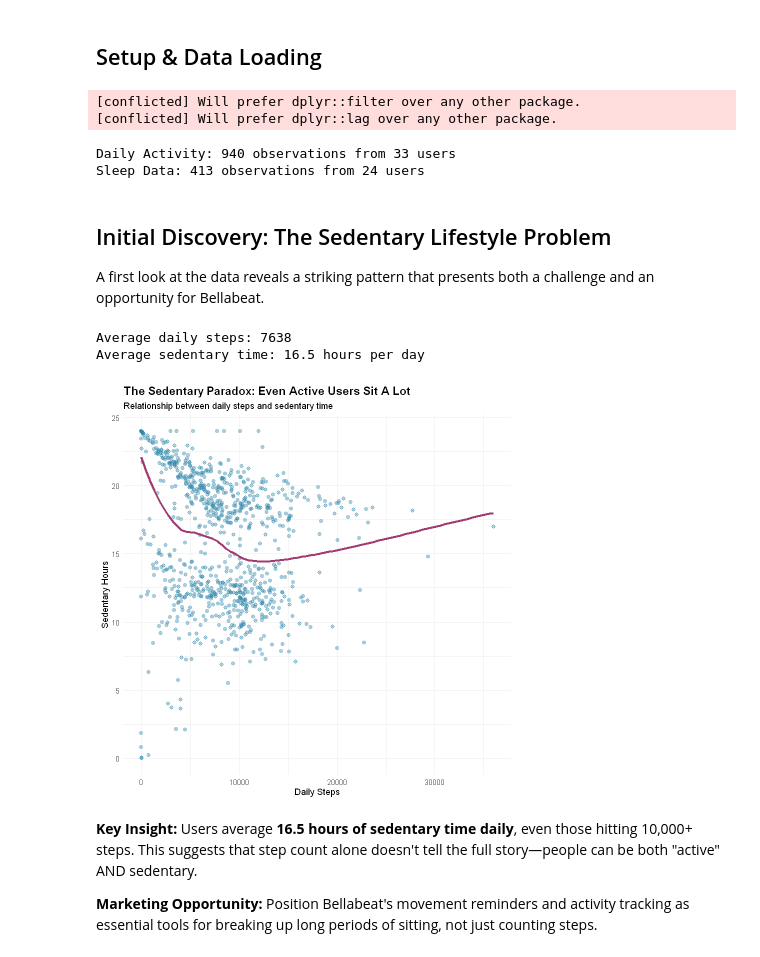
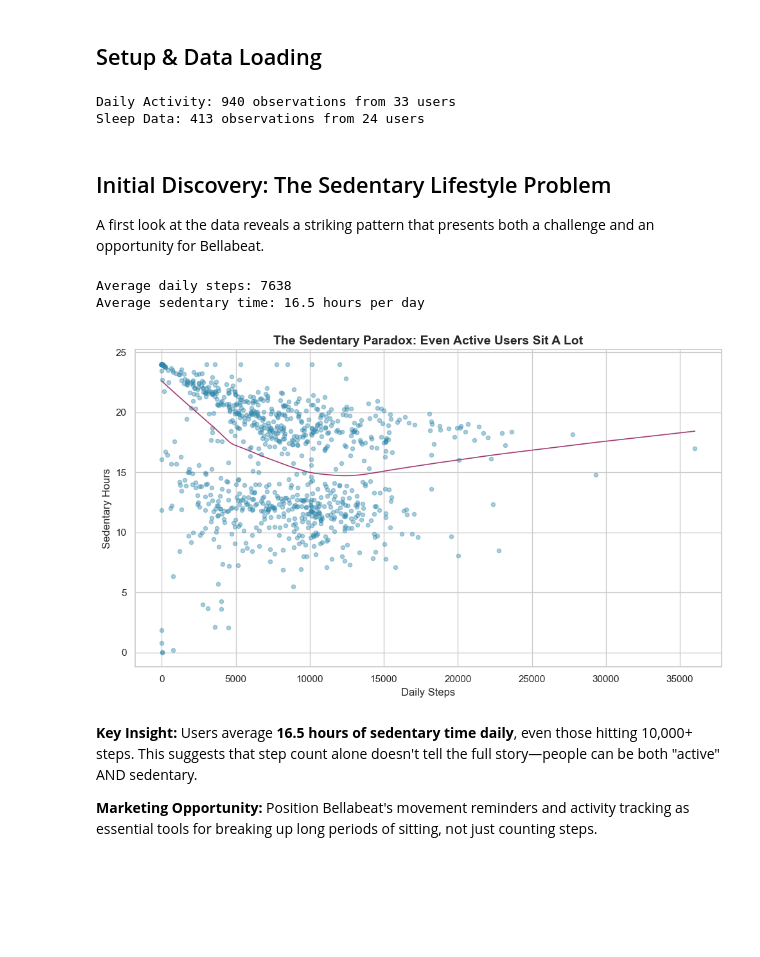
Before and after one commit to anudeepsuraneni/bellabeat, a Jupyter notebook: notebooks/bellabeat_wellness_analysis.ipynb, the cells around one changed output. Cells and saved outputs as stored; diff of their text form; code cells hidden in the pictures; blank space fills up the shorter version.

Commit message:
migrate data analysis project from R to Python

```diff
--- a/notebooks/bellabeat_wellness_analysis.ipynb
+++ b/notebooks/bellabeat_wellness_analysis.ipynb
@@ -22,63 +22,54 @@ Bellabeat, a high-tech wellness company focused on women's health, wants to expa
 # %% [markdown]
 ## Setup & Data Loading
 # %%
-# Install packages only if missing, then load libraries (quietly)
-pkg <- function(x) {
-    if (!requireNamespace(x, quietly = TRUE))
-        install.packages(x, repos = 'https://cloud.r-project.org')
-}
-pkg('tidyverse')
-pkg('lubridate')
-pkg('conflicted')
-library(conflicted)
-conflict_prefer('filter', 'dplyr')
-conflict_prefer('lag', 'dplyr')
-suppressPackageStartupMessages(library(tidyverse))
-suppressPackageStartupMessages(library(lubridate))
+import pandas as pd
+import matplotlib.pyplot as plt
+import seaborn as sns
+import warnings
+warnings.filterwarnings('ignore')
+
+# Set plot style
+sns.set_theme(style="whitegrid")
 
 # Load datasets
-daily_activity <- read.csv("../data/raw/fitabase_4.12.16-5.12.16/dailyActivity_merged.csv")
-sleep_day <- read.csv("../data/raw/fitabase_4.12.16-5.12.16/sleepDay_merged.csv")
+daily_activity = pd.read_csv("../data/raw/fitabase_4.12.16-5.12.16/dailyActivity_merged.csv")
+sleep_day = pd.read_csv("../data/raw/fitabase_4.12.16-5.12.16/sleepDay_merged.csv")
 
 # Quick data overview
-cat("Daily Activity:", nrow(daily_activity),
-    "observations from", n_distinct(daily_activity$Id), "users\n")
-cat("Sleep Data:", nrow(sleep_day), "observations from", n_distinct(sleep_day$Id), "users\n")
+print(f"Daily Activity: {len(daily_activity)} observations from {daily_activity['Id'].nunique()} users")
+print(f"Sleep Data: {len(sleep_day)} observations from {sleep_day['Id'].nunique()} users")
 # %% [output]
-[conflicted] Will prefer dplyr::filter over any other package.
-[conflicted] Will prefer dplyr::lag over any other package.
+Daily Activity: 940 observations from 33 users
+Sleep Data: 413 observations from 24 users
-Daily Activity: 940 observations from 33 users
-Sleep Data: 413 observations from 24 users
 # %% [markdown]
 ## Initial Discovery: The Sedentary Lifestyle Problem
 
 A first look at the data reveals a striking pattern that presents both a challenge and an opportunity for Bellabeat.
 # %%
 # Calculate key metrics
-avg_steps <- mean(daily_activity$TotalSteps)
-avg_sedentary_hours <- mean(daily_activity$SedentaryMinutes) / 60
+avg_steps = daily_activity['TotalSteps'].mean()
+avg_sedentary_hours = daily_activity['SedentaryMinutes'].mean() / 60
 
-cat("Average daily steps:", round(avg_steps), "\n")
-cat("Average sedentary time:", round(avg_sedentary_hours, 1), "hours per day\n\n")
+print(f"Average daily steps: {round(avg_steps)}")
+print(f"Average sedentary time: {round(avg_sedentary_hours, 1)} hours per day\n")
 
 # Visualize the relationship
-ggplot(daily_activity, aes(x = TotalSteps, y = SedentaryMinutes / 60)) +
-  geom_point(alpha = 0.4, color = "#2E86AB", size = 2) +
-  geom_smooth(
-    method = "loess", se = FALSE, color = "#A23B72",
-    linewidth = 1.2, formula = y ~ x) +
-  labs(
-    title = "The Sedentary Paradox: Even Active Users Sit A Lot",
-    subtitle = "Relationship between daily steps and sedentary time",
-    x = "Daily Steps",
-    y = "Sedentary Hours"
-  ) +
-  theme_minimal() +
-  theme(plot.title = element_text(face = "bold", size = 14))
+fig, ax = plt.subplots(figsize=(10, 6))
+ax.scatter(daily_activity['TotalSteps'], daily_activity['SedentaryMinutes'] / 60,
+           alpha=0.4, color='#2E86AB', s=20)
+sns.regplot(x='TotalSteps', y=daily_activity['SedentaryMinutes'] / 60,
+            data=daily_activity, lowess=True, scatter=False,
+            line_kws={'color': '#A23B72', 'linewidth': 1.2}, ax=ax)
+ax.set_title("The Sedentary Paradox: Even Active Users Sit A Lot",
+             fontweight='bold', fontsize=14)
+ax.set_xlabel("Daily Steps")
+ax.set_ylabel("Sedentary Hours")
+plt.tight_layout()
+plt.show()
 # %% [output]
 Average daily steps: 7638
 Average sedentary time: 16.5 hours per day
-[figure, old version]
+[figure, new version]
 # %% [markdown]
 **Key Insight:** Users average **16.5 hours of sedentary time daily**, even those hitting 10,000+ steps. This suggests that step count alone doesn't tell the full story—people can be both "active" AND sedentary.
 
```
Also changed, not shown: parts of 4 cells of this notebook, 4 other files.
